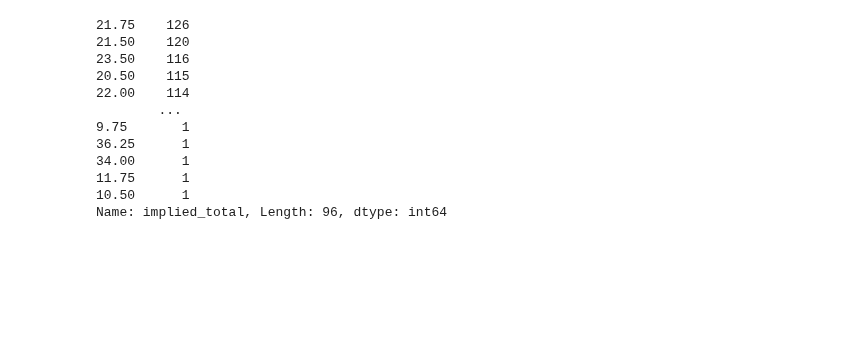
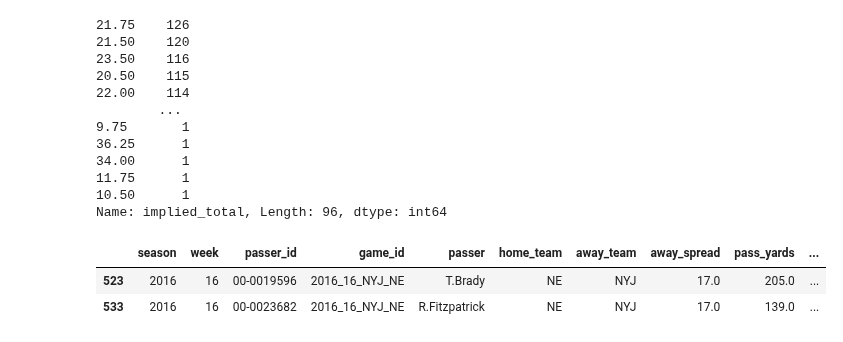
Before and after one commit to bhuggard/CheckTheCover, a Jupyter notebook: herewego.ipynb, the cells around one changed output. Saved outputs shown, nothing was run; the diff lists cells and outputs as text; code cells hidden in the pictures; blank space fills up the shorter version.

```diff
--- a/herewego.ipynb
+++ b/herewego.ipynb
@@ -8,6 +8,16 @@ from scipy.stats import poisson, nbinom, chisquare, norm
 from scipy import stats
 import matplotlib.pyplot as plt
 import seaborn as sns
+import warnings
+warnings.filterwarnings('ignore')
+from sklearn.linear_model import LogisticRegression
+from sklearn.metrics import *
+plt.rc("font", size=14)
+plt.style.use("ggplot")
+sns.set(style="darkgrid")
+
+pd.set_option("display.max_columns", 120)
+pd.set_option("display.max_rows", 120)
 # %%
 seasons = range(2016, 2023 + 1)
 # %%
@@ -262,3 +272,9 @@ Name: implied_total, Length: 96, dtype: int64
 #take average of pass yards from games with same implied total +- 4 points
 #find standard dev for these as well
 #use appropriate distribution
+# %%
+sortski[sortski['game_id'] == '2016_16_NYJ_NE']
+# %% [output]
+|  | season | week | passer_id | game_id | passer | home_team | away_team | away_spread | pass_yards | ... |
+| 523 | 2016 | 16 | 00-0019596 | 2016_16_NYJ_NE | T.Brady | NE | NYJ | 17.0 | 205.0 | ... |
+| 533 | 2016 | 16 | 00-0023682 | 2016_16_NYJ_NE | R.Fitzpatrick | NE | NYJ | 17.0 | 139.0 | ... |
```
Also changed, not shown: parts of 8 cells of this notebook.
